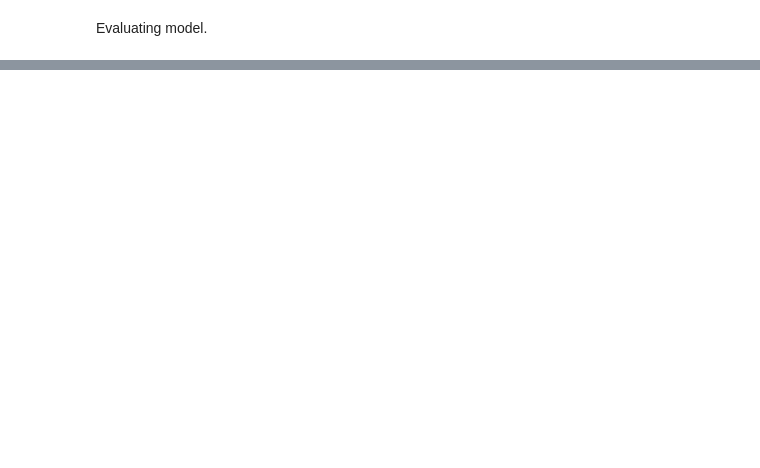
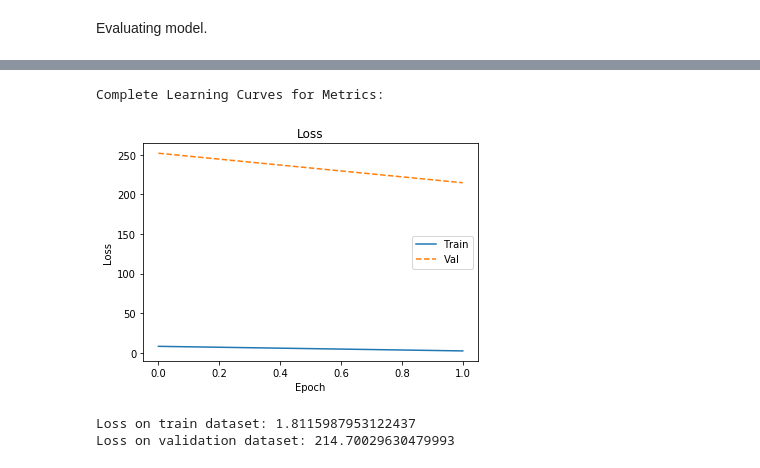
Before and after one commit to Evbor/Stock_Analysis, a Jupyter notebook: research/model_v1/Stock_Analysis_with_text_model.ipynb, the cells around one changed output, grey strips where cells are left out. Drawn from its saved outputs; the diff is of its cells as text; code cells hidden in the pictures; blank space fills up the shorter version.

```diff
--- a/research/model_v1/Stock_Analysis_with_text_model.ipynb
+++ b/research/model_v1/Stock_Analysis_with_text_model.ipynb
@@ -5273,26 +1625,0 @@ Training model on full train dataset.
-# %%
-# Setting up callbacks
-path_to_run = os.path.join('logs', 'models', 'model_deployment',
-                            '_'.join(['version', str(hyperparameters['version'])]),
-                            'runs', str(run_number))
-path_to_ckpts = os.path.join(path_to_run, 'checkpoints')
-if not os.path.exists(path_to_ckpts):
-    os.makedirs(path_to_ckpts)
-cp_callback = tf.keras.callbacks.ModelCheckpoint(filepath=os.path.join(path_to_ckpts, 'cp-{epoch}.ckpt'),
-                                                 verbose=1, save_weights_only=True, period=2)
-csv_logger = tf.keras.callbacks.CSVLogger(filename=os.path.join(path_to_run, 'history.log'), append=True)
-callbacks = [cp_callback, csv_logger]
-
-# Unpacking model training parameters
-training_parameters = hyperparameters['training_parameters']
-
-# Fetching last trained epoch if the model was reloaded
-latest_ckpt = tf.train.latest_checkpoint(path_to_ckpts)
-if latest_ckpt is not None:
-    initial_epoch = re.findall(r'cp-(\d+)\.ckpt', latest_ckpt)[0]
-    initial_epoch = int(initial_epoch) - 1
-else:
-    initial_epoch = 0
-
-model_history = model.fit(X, y, **training_parameters, validation_data=(X_test, y_test),
-                          initial_epoch=initial_epoch, callbacks=callbacks)
@@ -5341,0 +1659,8 @@ INFO:tensorflow:Assets written to: /media/Data/Programs/FinTech/models/model_0/a
+# %%
+print('Complete Learning Curves for Metrics: ')
+plot_print_complete_metrics('model_0', model_version, run_number, metrics_train=metrics_train, metrics_val=metrics_val, metrics_names=model.metrics_names)
+# %% [output]
+Complete Learning Curves for Metrics:
+[figure, added]
+Loss on train dataset: 1.8115987953122437
+Loss on validation dataset: 214.70029630479993
```
Also changed, not shown: parts of 190 cells of this notebook, 8 other files.
